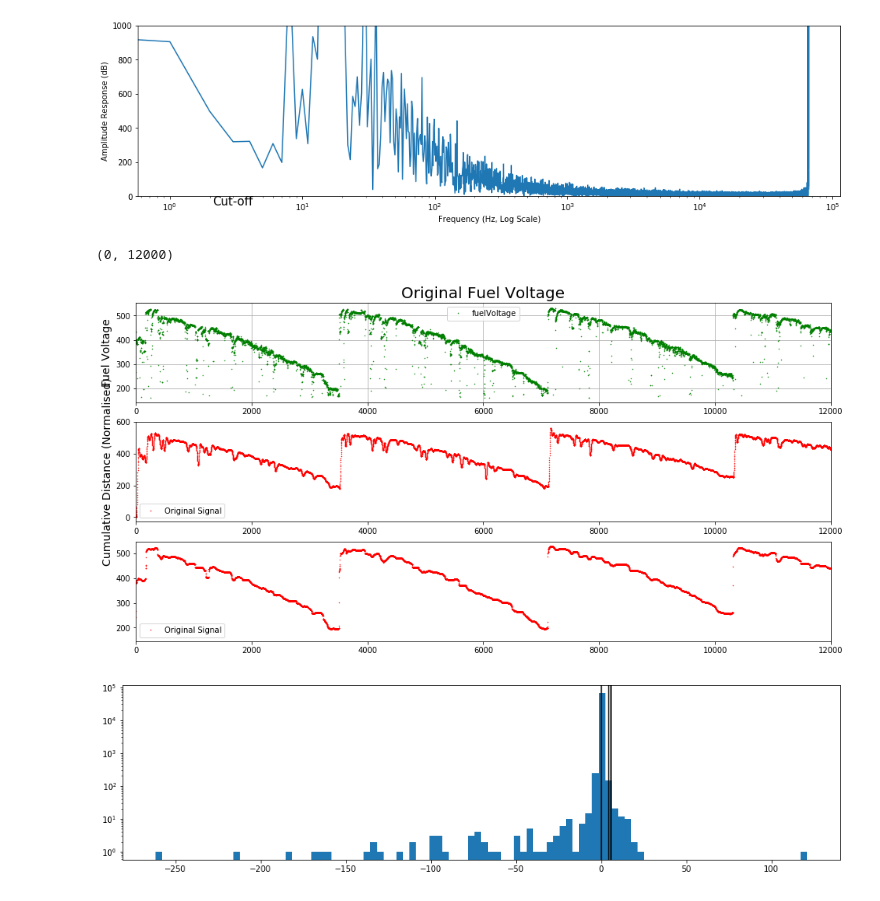
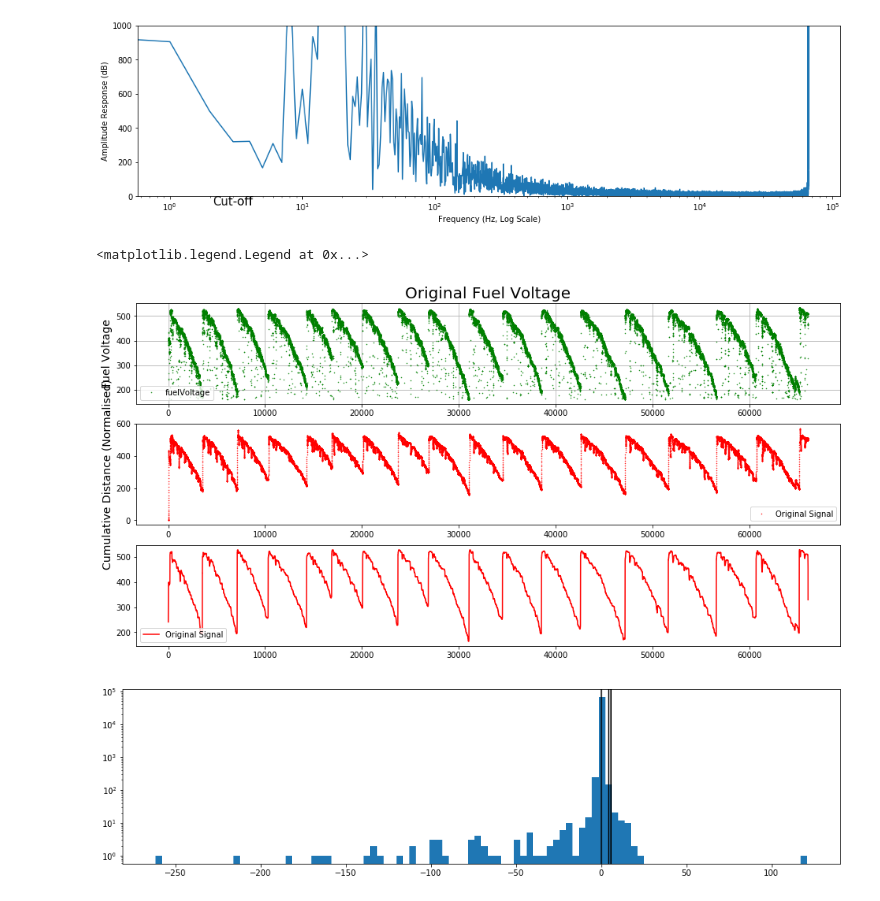
Before and after one commit to manjeet87/Signal_Analysis_UsingPython, a Jupyter notebook: Loconav/Fuel Data Analysis- ContinuousForm_MergedFile.ipynb, the cells around one changed output. Cells and saved outputs as stored; diff of their text form; code cells hidden in the pictures.

```diff
--- a/Loconav/Fuel Data Analysis- ContinuousForm_MergedFile.ipynb
+++ b/Loconav/Fuel Data Analysis- ContinuousForm_MergedFile.ipynb
@@ -200,7 +201,7 @@ def Gen_FuelMaxMin(df):
 
     return fmax, fmin
 # %%
-folderpath = r"H:\Analytics\FuelAnalysis\test2"
+folderpath = r"H:\Analytics\FuelAnalysis\test3\spcase"
 savePath = r"H:\Analytics\FuelAnalysis\results"
 filepath = r""
 df_list = []
@@ -241,6 +241,6 @@ H:\Analytics\FuelAnalysis\test2\cordinates_008527948598.csv
 # %%
 #plotData_profiles(df)
-df = df_list[1]
+df = df_list[0]
 df = df[:]
 df = df.reset_index(drop= True)
 df.st = df.io_state.apply(lambda x: str(x)[1])
@@ -283,6 +298,9 @@ len(df[df.dev_state=='0'])
 # %%
-%matplotlib inline
-plt.rcParams['figure.figsize'] = [12,4]
-plt.plot(df[df.dev_state=='0'].datetime, df[df.dev_state=='0'].fuelVoltage, 'g.');
+
+plt.rcParams['figure.figsize'] = [16,4]
+plt.plot(df[df.dev_state=='0'].datetime, df[df.dev_state=='0'].fuelVoltage, 'g.', markersize =1);
+plt.twinx()
+plt.plot(df[df.dev_state=='0'].datetime, df[df.dev_state=='0'].speed, 'b.', markersize = 2);
+plt.xlim(datetime.datetime(2018,3,8,2,0), datetime.datetime(2018,4,12,6,55))
 #plt.ylim(0,8)
 # %% [output]
@@ -572,34 +600,34 @@ time = df.datetime
 # %%
 #Plotting Results
 plt.rcParams['figure.figsize'] = [16,8]
 
 plt.subplot(3, 1,1)
 #plt.plot(time, norm_data, 'b-', linewidth=1, label='Original Signal')
 plt.plot(df.index, df.fuelVoltage, 'g.', markersize = 1, linewidth = 1)
 plt.legend()
 plt.grid()
 plt.ylabel('Fuel Voltage',  fontsize = 14)
-plt.xlim(0,12000)
+#plt.xlim(0,12000)
 plt.title('Original Fuel Voltage', fontsize = 20)
 #plt.ylim(df_clean.fuelVoltage.min(), 1.05*df_clean.fuelVoltage.max())
 #plt.axvline(60000, color = 'black')
 
 plt.subplot(3, 1,2)
 plt.plot(df.index, y2, 'r.', markersize=1, label='Original Signal')
 plt.legend()
-plt.xlim(0,12000)
+#plt.xlim(0,12000)
 #plt.ylim(df_clean.fuelVoltage.min(), 1.05*df_clean.fuelVoltage.max())
 plt.ylabel('Cumulative Distance (Normalised)',  fontsize = 14)
 #plt.xlim(datetime.datetime(2018,1,27,2,0), datetime.datetime(2018,2,15,6,55))
 plt.subplot(3, 1,3)
-plt.plot(df_clean.index, y1, 'r.', markersize=1, label='Original Signal')
+plt.plot(df_clean.index, y1, 'r-', markersize=1, label='Original Signal')
 plt.legend()
-plt.xlim(0,12000)
+#plt.xlim(0,12000)
 
 #plt.tight_layout()
 # %% [output]
-(0, 12000)
+<matplotlib.legend.Legend at 0x...>
-[figure, old version]
+[figure, new version]
 # %%
 #df_clean = cleanDF(dff.copy(), fuelMax, fuelMin,0)
 # %%
```
Also changed, not shown: parts of 56 cells of this notebook, 4 other files.
